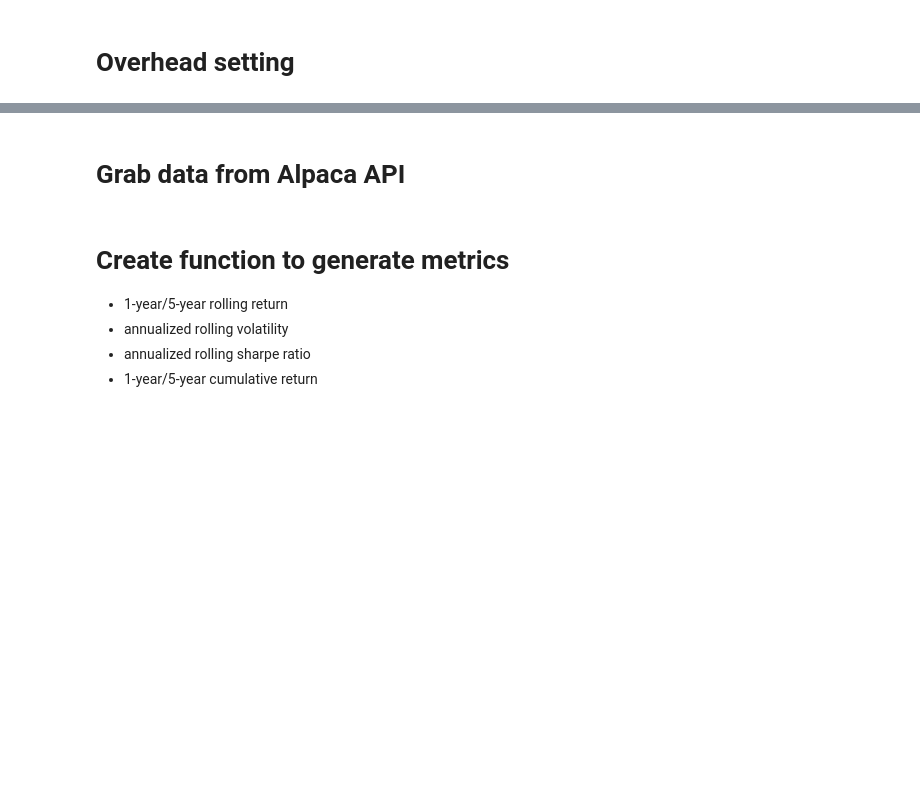
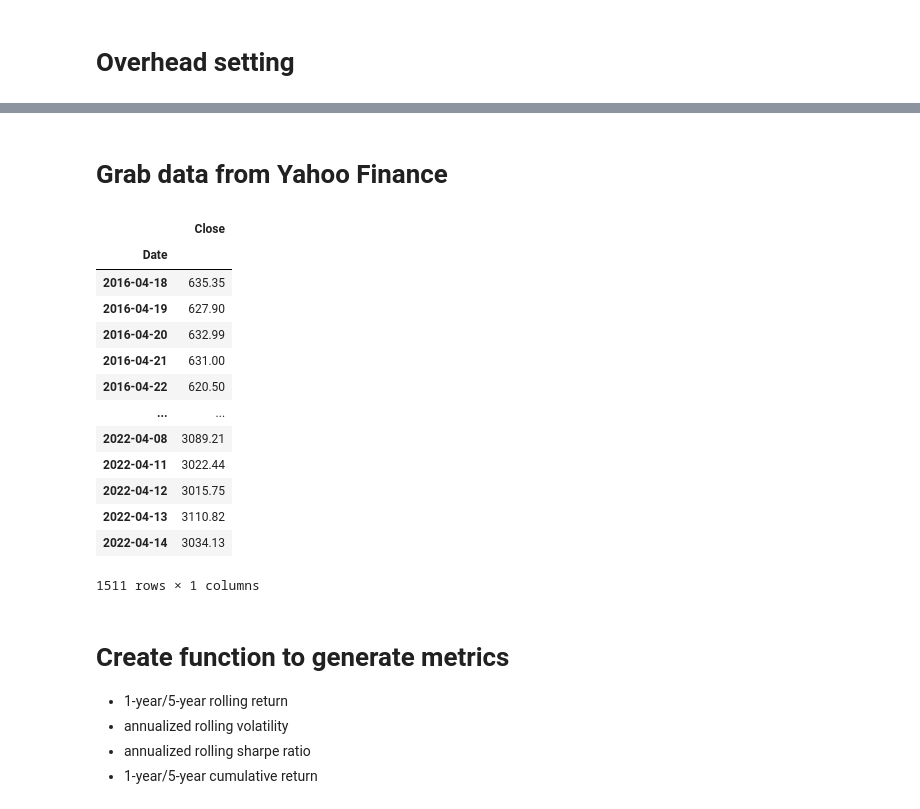
Before and after one commit to Fayee0103/Team9-Project1, a Jupyter notebook: analytics.ipynb, the cells around one changed output, grey strips where cells are left out. Drawn from its saved outputs; the diff is of its cells as text; code cells hidden in the pictures; blank space fills up the shorter version.

Commit message:
refactoring source data and function

```diff
--- a/analytics.ipynb
+++ b/analytics.ipynb
@@ -29,14 +30,18 @@ api = tradeapi.REST(
 # %%
 # Universal variables:
+T=10
+stock="AMZN"
+benchmark="SPY"
+yield10y="^TNX"
+crypto="BTC-USD"
+
 
 end = datetime.date.today()
 begin=end-pd.DateOffset(365*T)
 st=begin.strftime('%Y-%m-%d')
 ed=end.strftime('%Y-%m-%d')
-
-T=6
-selected_stock="AMZN"
-benchmark="SPY"
+start_date = pd.Timestamp(st, tz="America/New_York").isoformat()
+end_date = pd.Timestamp(ed, tz="America/New_York").isoformat()
 # %%
 # Universal Functions
 
@@ -45,24 +50,24 @@ def n_year_ago(n):
     n_years_ago=(end-pd.DateOffset(365*n)).strftime('%Y-%m-%d')
     return n_years_ago
 # %% [markdown]
-# Grab data from Alpaca API
+# Grab data from Yahoo Finance
 # %%
-# Format current date as ISO format
-start_date = pd.Timestamp(st, tz="America/New_York").isoformat()
-end_date = pd.Timestamp(ed, tz="America/New_York").isoformat()
-
-# Set the tickers list to fetch info from Alpaca API
-
-tickers = [selected_stock, benchmark]
-
-
-# Set timeframe to "1Day" for Alpaca API
-timeframe = "1Day"
-
-# Get current closing prices in tickers list
-df_raw = api.get_bars(
-    tickers,
-    timeframe,
-    start=start_date,
-    end=end_date
-).df
+ticker_df = web.DataReader(stock, 'yahoo', start_date, end_date)
+ticker_close=round(ticker_df[['Close']],2)
+# %%
+ticker_close
+# %% [output]
+|  | Close |
+| Date |  |
+| 2016-04-18 | 635.35 |
+| 2016-04-19 | 627.90 |
+| 2016-04-20 | 632.99 |
+| 2016-04-21 | 631.00 |
+| 2016-04-22 | 620.50 |
+| ... | ... |
+| 2022-04-08 | 3089.21 |
+| 2022-04-11 | 3022.44 |
+| 2022-04-12 | 3015.75 |
+| 2022-04-13 | 3110.82 |
+| 2022-04-14 | 3034.13 |
+1511 rows × 1 columns
```
Also changed, not shown: parts of 32 cells of this notebook.
